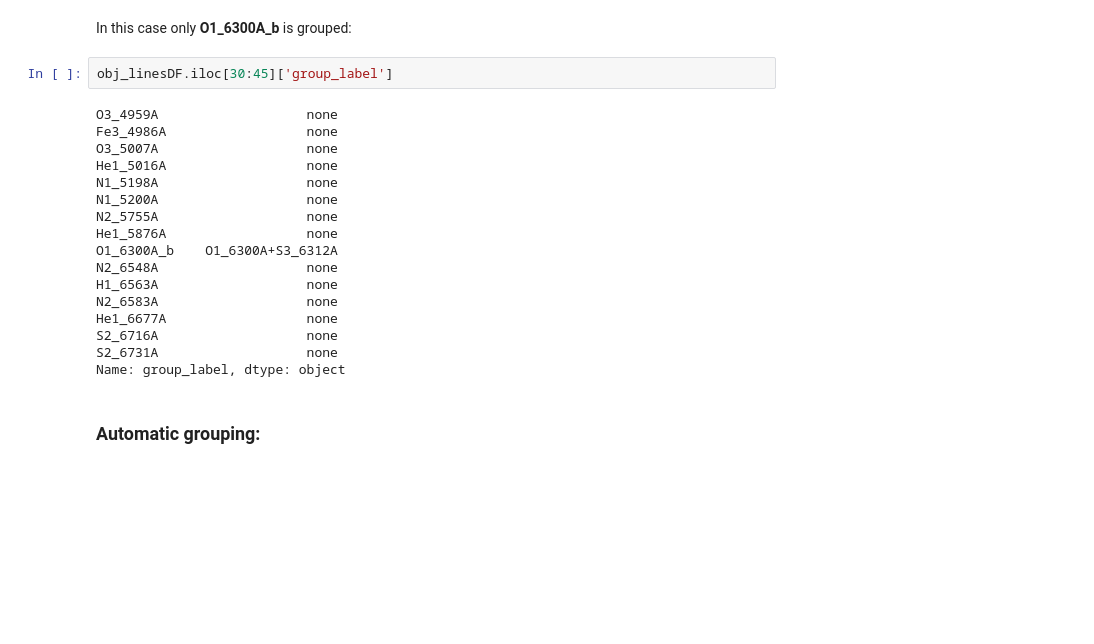
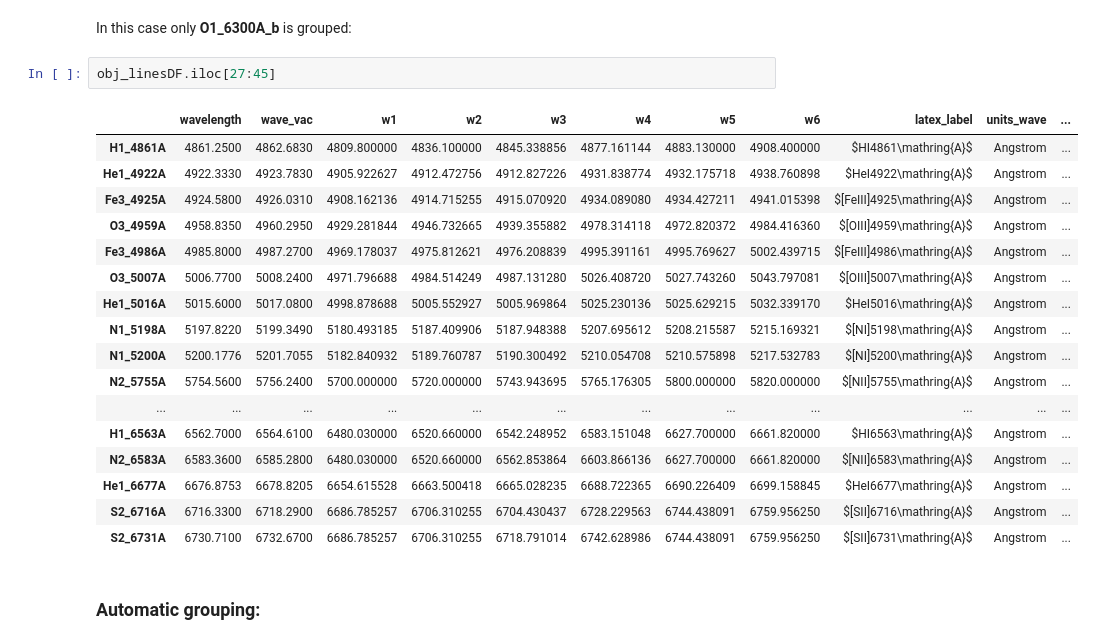
Before and after one commit to Vital-Fernandez/lime, a Jupyter notebook: docs/source/2_guides/1_prepare_line_bands.ipynb, the cells around one changed output. Saved outputs shown, nothing was run; the diff lists cells and outputs as text; blank space fills up the shorter version.

```diff
--- a/docs/source/2_guides/1_prepare_line_bands.ipynb
+++ b/docs/source/2_guides/1_prepare_line_bands.ipynb
@@ -119,24 +119,25 @@ gp_spec.plot.show()
 # %% [markdown]
 In this case only **O1_6300A_b** is grouped:
 # %%
-obj_linesDF.iloc[30:45]['group_label']
+obj_linesDF.iloc[27:45]
 # %% [output]
-O3_4959A                   none
-Fe3_4986A                  none
-O3_5007A                   none
-He1_5016A                  none
-N1_5198A                   none
-N1_5200A                   none
-N2_5755A                   none
-He1_5876A                  none
-O1_6300A_b    O1_6300A+S3_6312A
-N2_6548A                   none
-H1_6563A                   none
-N2_6583A                   none
-He1_6677A                  none
-S2_6716A                   none
-S2_6731A                   none
-Name: group_label, dtype: object
+|  | wavelength | wave_vac | w1 | w2 | w3 | w4 | w5 | w6 | latex_label | units_wave | ... |
+| H1_4861A | 4861.2500 | 4862.6830 | 4809.800000 | 4836.100000 | 4845.338856 | 4877.161144 | 4883.130000 | 4908.400000 | $HI4861\mathring{A}$ | Angstrom | ... |
+| He1_4922A | 4922.3330 | 4923.7830 | 4905.922627 | 4912.472756 | 4912.827226 | 4931.838774 | 4932.175718 | 4938.760898 | $HeI4922\mathring{A}$ | Angstrom | ... |
+| Fe3_4925A | 4924.5800 | 4926.0310 | 4908.162136 | 4914.715255 | 4915.070920 | 4934.089080 | 4934.427211 | 4941.015398 | $[FeIII]4925\mathring{A}$ | Angstrom | ... |
+| O3_4959A | 4958.8350 | 4960.2950 | 4929.281844 | 4946.732665 | 4939.355882 | 4978.314118 | 4972.820372 | 4984.416360 | $[OIII]4959\mathring{A}$ | Angstrom | ... |
+| Fe3_4986A | 4985.8000 | 4987.2700 | 4969.178037 | 4975.812621 | 4976.208839 | 4995.391161 | 4995.769627 | 5002.439715 | $[FeIII]4986\mathring{A}$ | Angstrom | ... |
+| O3_5007A | 5006.7700 | 5008.2400 | 4971.796688 | 4984.514249 | 4987.131280 | 5026.408720 | 5027.743260 | 5043.797081 | $[OIII]5007\mathring{A}$ | Angstrom | ... |
+| He1_5016A | 5015.6000 | 5017.0800 | 4998.878688 | 5005.552927 | 5005.969864 | 5025.230136 | 5025.629215 | 5032.339170 | $HeI5016\mathring{A}$ | Angstrom | ... |
+| N1_5198A | 5197.8220 | 5199.3490 | 5180.493185 | 5187.409906 | 5187.948388 | 5207.695612 | 5208.215587 | 5215.169321 | $[NI]5198\mathring{A}$ | Angstrom | ... |
+| N1_5200A | 5200.1776 | 5201.7055 | 5182.840932 | 5189.760787 | 5190.300492 | 5210.054708 | 5210.575898 | 5217.532783 | $[NI]5200\mathring{A}$ | Angstrom | ... |
+| N2_5755A | 5754.5600 | 5756.2400 | 5700.000000 | 5720.000000 | 5743.943695 | 5765.176305 | 5800.000000 | 5820.000000 | $[NII]5755\mathring{A}$ | Angstrom | ... |
+| ... | ... | ... | ... | ... | ... | ... | ... | ... | ... | ... | ... |
+| H1_6563A | 6562.7000 | 6564.6100 | 6480.030000 | 6520.660000 | 6542.248952 | 6583.151048 | 6627.700000 | 6661.820000 | $HI6563\mathring{A}$ | Angstrom | ... |
+| N2_6583A | 6583.3600 | 6585.2800 | 6480.030000 | 6520.660000 | 6562.853864 | 6603.866136 | 6627.700000 | 6661.820000 | $[NII]6583\mathring{A}$ | Angstrom | ... |
+| He1_6677A | 6676.8753 | 6678.8205 | 6654.615528 | 6663.500418 | 6665.028235 | 6688.722365 | 6690.226409 | 6699.158845 | $HeI6677\mathring{A}$ | Angstrom | ... |
+| S2_6716A | 6716.3300 | 6718.2900 | 6686.785257 | 6706.310255 | 6704.430437 | 6728.229563 | 6744.438091 | 6759.956250 | $[SII]6716\mathring{A}$ | Angstrom | ... |
+| S2_6731A | 6730.7100 | 6732.6700 | 6686.785257 | 6706.310255 | 6718.791014 | 6742.628986 | 6744.438091 | 6759.956250 | $[SII]6731\mathring{A}$ | Angstrom | ... |
 # %% [markdown]
 ### Automatic grouping:
 # %% [markdown]
```
Also changed, not shown: parts of 2 cells of this notebook, 22 other files.
